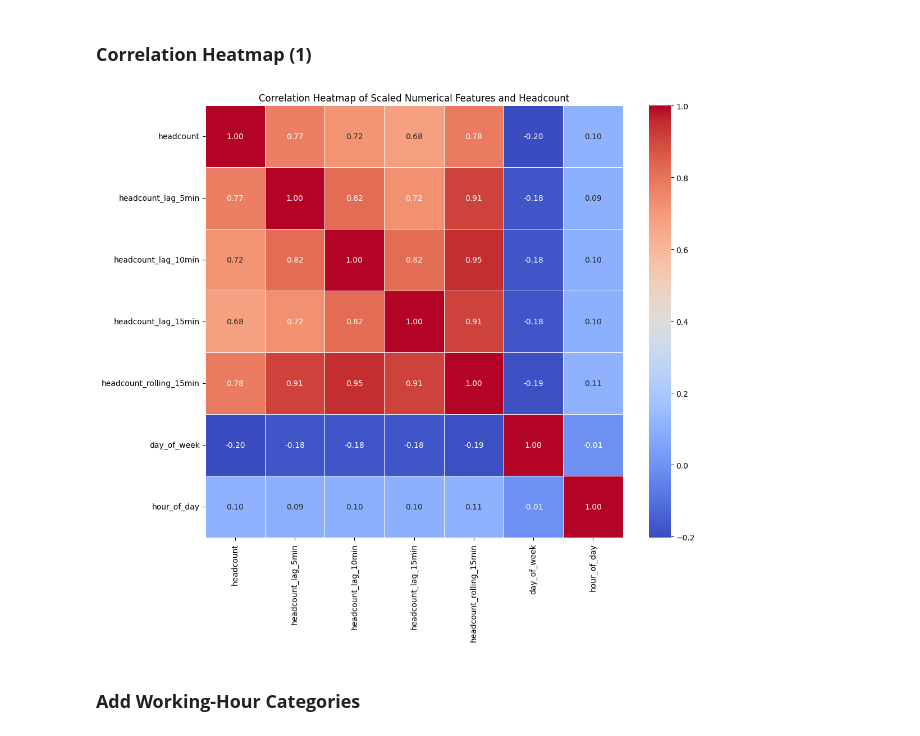
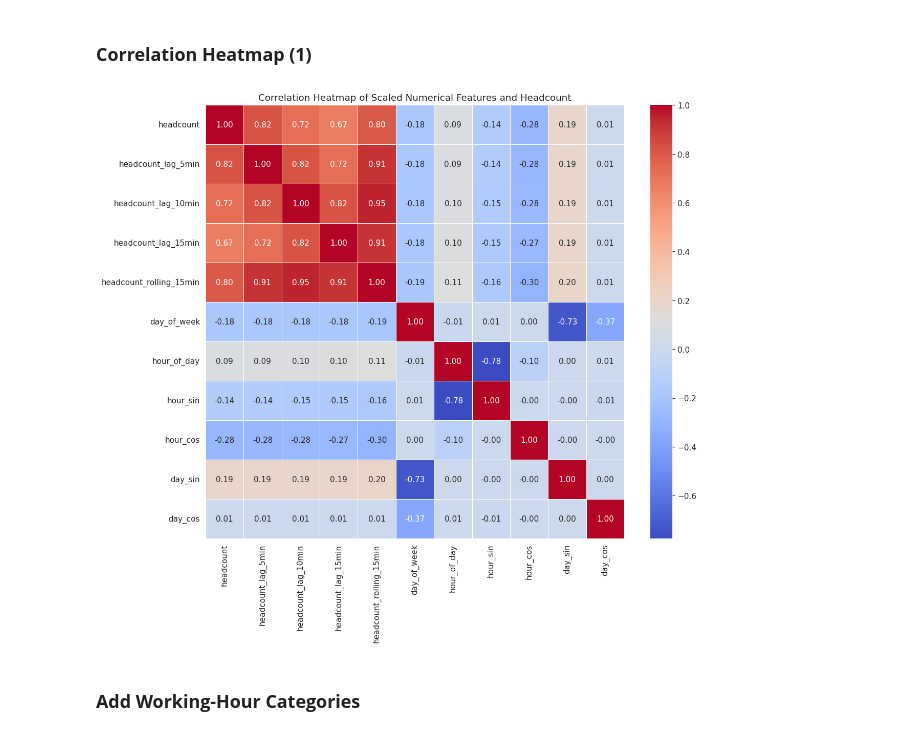
Before and after one commit to MIL-Project2/DR-DT, a Jupyter notebook: Occupancy_Prediction_Ver1_3.ipynb, the cells around one changed output. Drawn from its saved outputs; the diff is of its cells as text; code cells hidden in the pictures.

```diff
--- a/Occupancy_Prediction_Ver1_3.ipynb
+++ b/Occupancy_Prediction_Ver1_3.ipynb
@@ -434,11 +453,11 @@ display(result_2)
 # %%
-# Capping outliers for 'headcount' using the 1st and 99th percentiles
-lower_bound = result_2['headcount'].quantile(0.01)
-upper_bound = result_2['headcount'].quantile(0.99)
+# # Capping outliers for 'headcount' using the 1st and 99th percentiles
+# lower_bound = result_2['headcount'].quantile(0.01)
+# upper_bound = result_2['headcount'].quantile(0.99)
 
-result_2['headcount'] = np.where(result_2['headcount'] < lower_bound, lower_bound,
-                           np.where(result_2['headcount'] > upper_bound, upper_bound, result_2['headcount']))
+# result_2['headcount'] = np.where(result_2['headcount'] < lower_bound, lower_bound,
+#                            np.where(result_2['headcount'] > upper_bound, upper_bound, result_2['headcount']))
 
-print(f"'headcount' capped: Lower bound {lower_bound:.2f}, Upper bound {upper_bound:.2f}")
+# print(f"'headcount' capped: Lower bound {lower_bound:.2f}, Upper bound {upper_bound:.2f}")
 
-display(result_2)
+# display(result_2)
@@ -462,17 +466,17 @@ display(result_2)
 # %%
-# Identify numerical columns for scaling, excluding 'headcount' (target) and identifier/datetime columns.
-# Also exclude newly generated lag/rolling features which are also numerical.
-numerical_cols_to_scale = [
-    'temperature', 'humidity', 'co2',
-    'headcount_lag_5min', 'headcount_lag_10min', 'headcount_lag_15min',
-    'occupancy_rolling_15min'
-]
+# # Identify numerical columns for scaling, excluding 'headcount' (target) and identifier/datetime columns.
+# # Also exclude newly generated lag/rolling features which are also numerical.
+# numerical_cols_to_scale = [
+#     'temperature', 'humidity', 'co2',
+#     'headcount_lag_5min', 'headcount_lag_10min', 'headcount_lag_15min',
+#     'occupancy_rolling_15min'
+# ]
 
-# Ensure these columns exist and are of numeric type
-numerical_cols_to_scale = [col for col in numerical_cols_to_scale if col in result_2.columns and pd.api.types.is_numeric_dtype(result_2[col])]
+# # Ensure these columns exist and are of numeric type
+# numerical_cols_to_scale = [col for col in numerical_cols_to_scale if col in result_2.columns and pd.api.types.is_numeric_dtype(result_2[col])]
 
-scaler = StandardScaler()
-result_2[numerical_cols_to_scale] = scaler.fit_transform(result_2[numerical_cols_to_scale])
+# scaler = StandardScaler()
+# result_2[numerical_cols_to_scale] = scaler.fit_transform(result_2[numerical_cols_to_scale])
 
-print("Numerical features scaled successfully.")
-display(result_2)
+# print("Numerical features scaled successfully.")
+# display(result_2)
@@ -503,29 +492,31 @@ Key considerations for this dataset's correlation visualization:
 # %%
 import seaborn as sns
 import matplotlib.pyplot as plt
 
 # Prepare the list of numerical columns for correlation, including the target 'headcount'
 # Exclude 'timestamp', 'deviceid', 'floorspaceid', and 'day_of_week' (categorical)
 correlation_cols = [
     'headcount',
     'headcount_lag_5min', 'headcount_lag_10min', 'headcount_lag_15min',
     'headcount_rolling_15min',
-    'day_of_week', 'hour_of_day'
+    'day_of_week', 'hour_of_day',
+    'hour_sin', 'hour_cos',
+    'day_sin', 'day_cos'
 ]
 
 # Ensure all selected columns exist in the DataFrame
 correlation_cols = [col for col in correlation_cols if col in result_2.columns]
 
 # Calculate the correlation matrix
 correlation_matrix = result_2[correlation_cols].corr()
 
 # Plot the heatmap
 plt.figure(figsize=(12, 10))
 sns.heatmap(correlation_matrix, annot=True, cmap='coolwarm', fmt=".2f", linewidths=.5)
 plt.title('Correlation Heatmap of Scaled Numerical Features and Headcount')
 plt.show()
 # %% [output]
-[figure, old version]
+[figure, new version]
 # %% [markdown]
 ### **Add Working-Hour Categories**
 # %%
```
Also changed, not shown: parts of 24 cells of this notebook.
